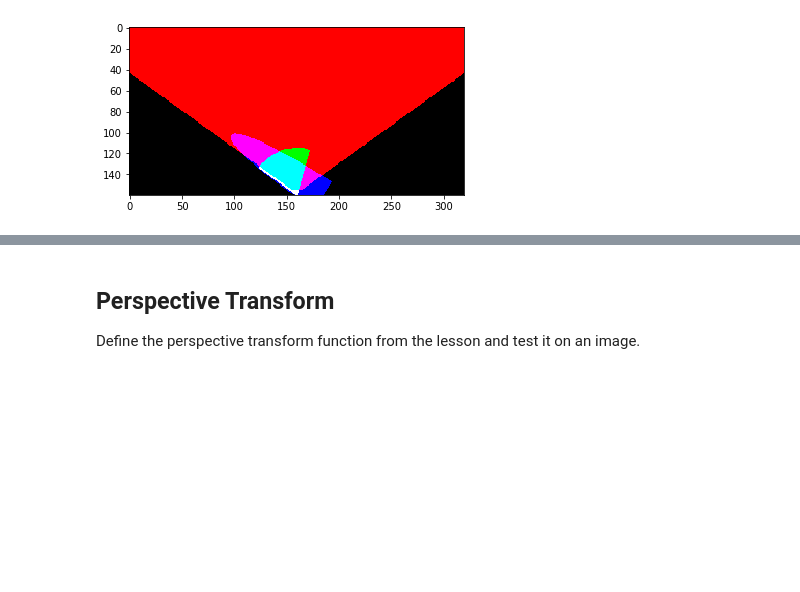
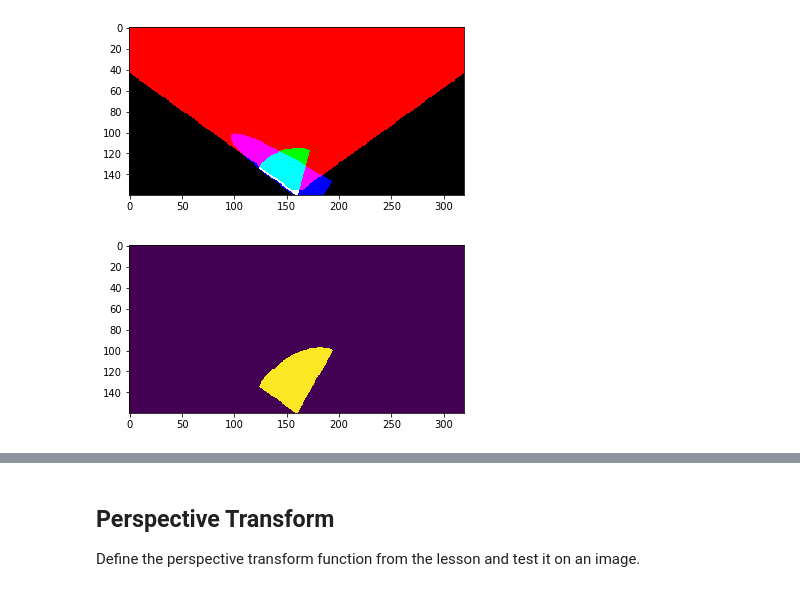
Before and after one commit to saurabdixit/RoboND-Rover-Project, a Jupyter notebook: code/Rover_Project_Test_Notebook.ipynb, the cells around one changed output, grey strips where cells are left out. Cells and saved outputs as stored; diff of their text form; code cells hidden in the pictures; blank space fills up the shorter version.

```diff
--- a/code/Rover_Project_Test_Notebook.ipynb
+++ b/code/Rover_Project_Test_Notebook.ipynb
@@ -131,6 +131,17 @@ plt.show()
 # %% [output]
 Clipping input data to the valid range for imshow with RGB data ([0..1] for floats or [0..255] for integers).
 [figure]
+# %%
+cen = (160,160)
+RockMask = np.zeros_like(image[:,:,0])
+RockMask = ArcMaskGenerator(RockMask, (45,70),cen,-144,0,80)
+#RockMask[int(RockMask.shape[0]*0.90):,:] = 0
+#rock_map = find_rocks(warped,RockMask,levels=(110,110,50))
+
+plt.imshow(RockMask)
+plt.show()
+# %% [output]
+[figure, added]
 # %%
 plt.imshow(Arc)
 plt.show()
```
Also changed, not shown: parts of 4 cells of this notebook, 4 other files.
